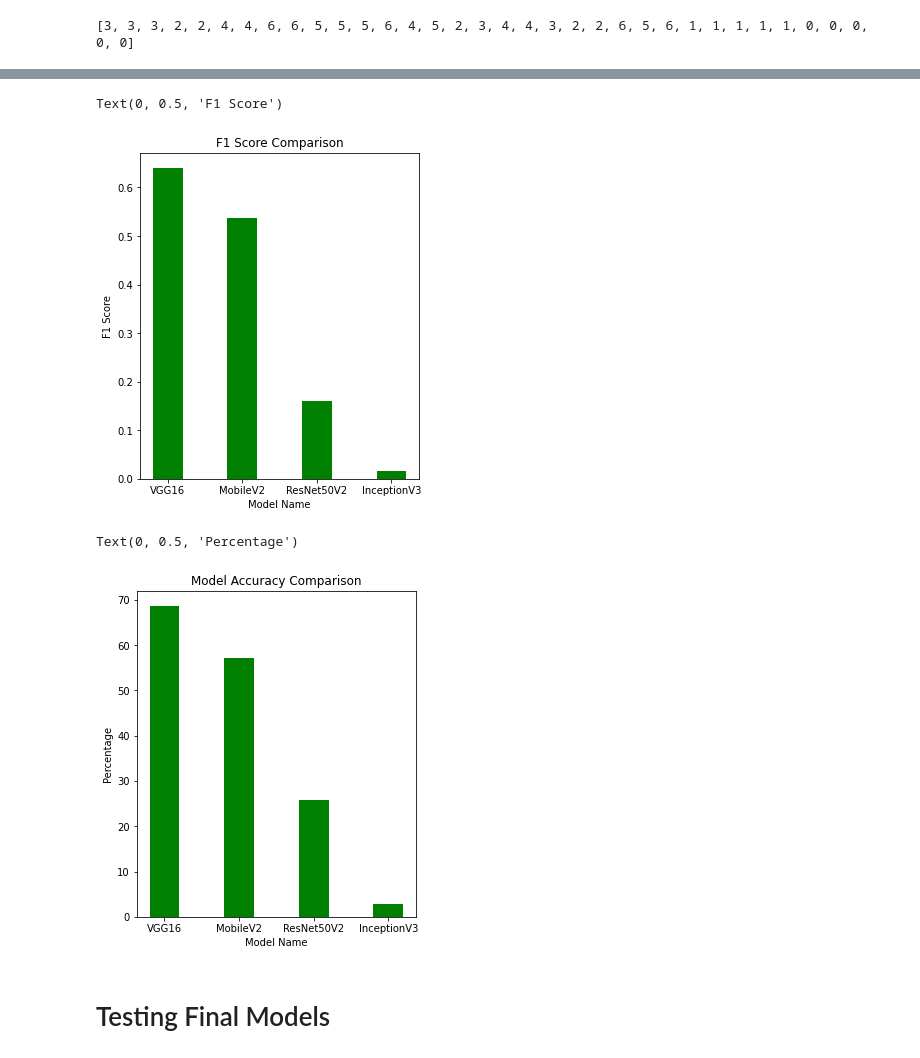
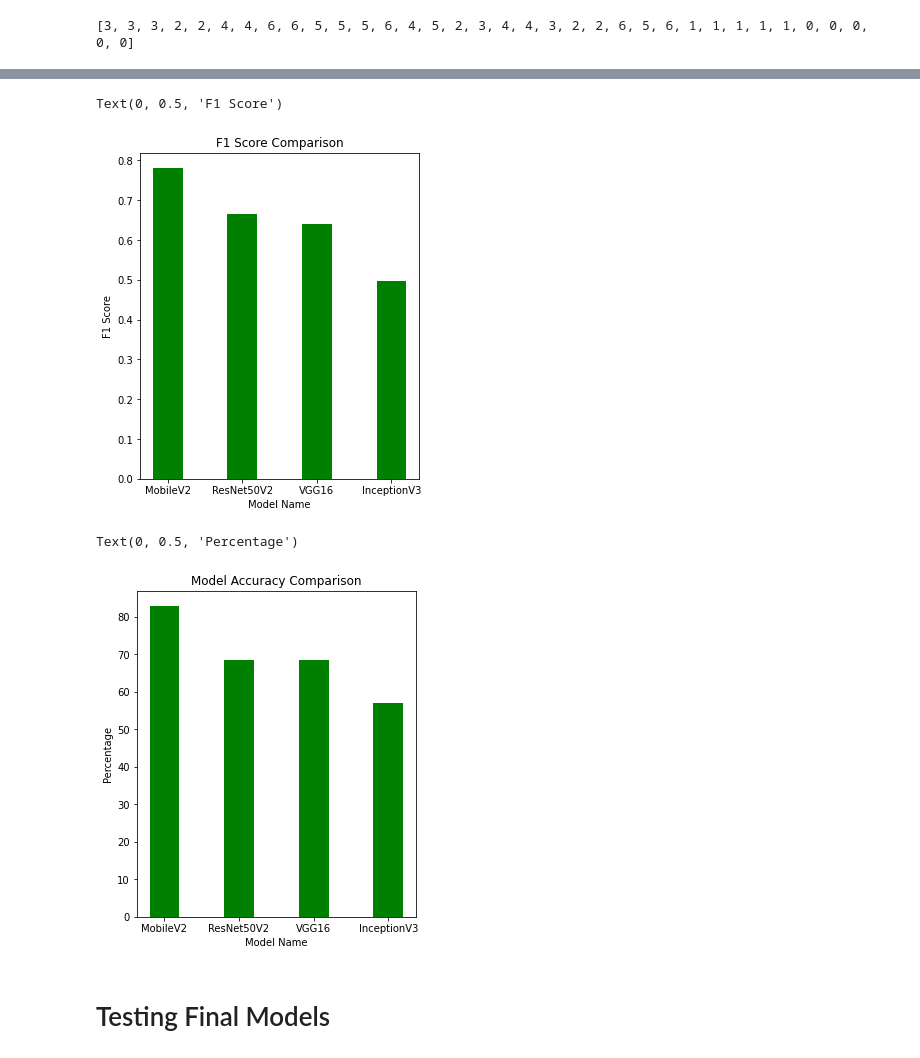
Before and after one commit to magdi74/SignLanguageDetection-GraduationProject2023, a Jupyter notebook: NoteBooks/Testing_models.ipynb, the cells around one changed output, grey strips where cells are left out. Saved outputs shown, nothing was run; the diff lists cells and outputs as text; code cells hidden in the pictures.

```diff
--- a/NoteBooks/Testing_models.ipynb
+++ b/NoteBooks/Testing_models.ipynb
@@ -193,27 +179,21 @@ weighted avg       0.54      0.57      0.54        35
 # %%
+#loading InceptionV3 model
+model = load_model("/content/drive/MyDrive/Projects/GP Project/Models/models_1/inceptionV3_cropped.h5")
+out_predicitons13 = []
 
-
-model = load_model("/content/drive/MyDrive/Projects/GP Project/Models/models_1/inceptionV3_cropped.h5")
-
-out_predicitons13 = []
 for i in os.listdir(dir_path):
     my_image = load_img(dir_path + '//' + i , target_size=(IMAGE_HEIGHT_WIDTH, IMAGE_HEIGHT_WIDTH))
-    # plt.title(i)
-    # plt.imshow(my_image)
-    # plt.show()
 
     #preprocess the image
     my_image = img_to_array(my_image)
     my_image = my_image.reshape((1, my_image.shape[0], my_image.shape[1], my_image.shape[2]))
-    my_image = preprocess_input(my_image)
+    my_image = preinc(my_image)
 
     #make the prediction
     prediction = model.predict(my_image).argmax()
     out_predicitons13.append(prediction)
 
-    dic = list(train_dataset.class_indices)
-    #print(dic[prediction])
 
-print(confusion_matrix(myarr, out_predicitons13))
-print(classification_report(myarr, out_predicitons13))
+print(confusion_matrix(y_test_old, out_predicitons13))
+print(classification_report(y_test_old, out_predicitons13))
 # %% [output]
@@ -237,12 +217,11 @@ weighted avg       0.01      0.03      0.02        35
 # %%
-import pandas as pd
-import seaborn as sns
+#making a list with the predicted outputs
 outputss = [out_predicitons10,out_predicitons11,out_predicitons12,out_predicitons13]
-
 my_titles = ["VGG16","ResNet50V2","MobileV2","InceptionV3"]
 
+#ploting heatmap
 for i in range(len(outputss)):
-  df = pd.DataFrame(confusion_matrix(myarr, outputss[i]))
+  df = pd.DataFrame(confusion_matrix(y_test_old, outputss[i]))
   df = df.rename(columns=lambda x: str(dic[x]))
   df = df.rename(index=lambda x: str(dic[x]))
   plt.figure()
@@ -257,12 +236,11 @@ for i in range(len(outputss)):
 # %%
+#plotting the f1-score comparison
+x = []
+y = ["MobileV2","ResNet50V2","VGG16","InceptionV3"]
 
-from sklearn.metrics import accuracy_score
-from sklearn.metrics import f1_score
-x = []
-y = ["VGG16","MobileV2","ResNet50V2","InceptionV3"]
 
 for i in range(len(outputss)):
-  x.append(f1_score(myarr, outputss[i], average='macro'))
+  x.append(f1_score(y_test_old, outputss[i], average='macro'))
 
 x.sort(reverse=True)
 plt.figure(figsize=(5,6))
@@ -272,25 +250,24 @@ plt.xlabel("Model Name")
 plt.ylabel("F1 Score")
 # %% [output]
 Text(0, 0.5, 'F1 Score')
-[figure, old version]
+[figure, new version]
 # %%
-
+#plotting accuracy score comparison
 x = []
-y = ["VGG16","MobileV2","ResNet50V2","InceptionV3"]
+y = ["MobileV2","ResNet50V2","VGG16","InceptionV3"]
 
 for i in range(len(outputss)):
-  # str(my_titles[i])+" Model Accuracy =\t"+str(accuracy_score(myarr, outputss[i]))
-  x.append(accuracy_score(myarr, outputss[i])*100)
+  x.append(accuracy_score(y_test_old, outputss[i])*100)
 
 x.sort(reverse=True)
 plt.figure(figsize=(5,6))
 plt.title("Model Accuracy Comparison")
 plt.bar(y,x,0.4,color = "green")
 plt.xlabel("Model Name")
 plt.ylabel("Percentage")
 # %% [output]
 Text(0, 0.5, 'Percentage')
-[figure, old version]
+[figure, new version]
 # %% [markdown]
 # Testing Final Models
 # %%
```
Also changed, not shown: parts of 27 cells of this notebook, 2 other files.
